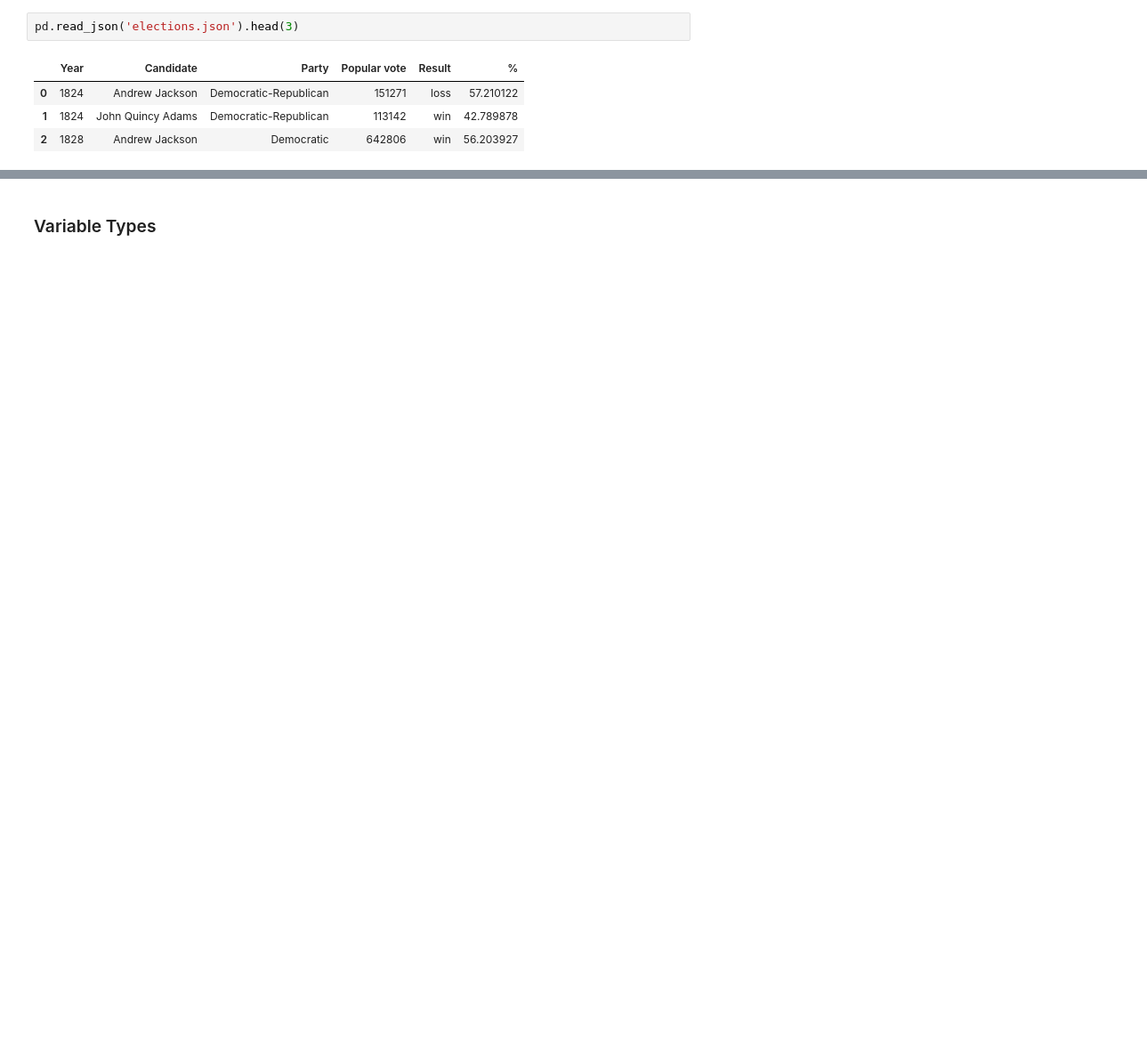
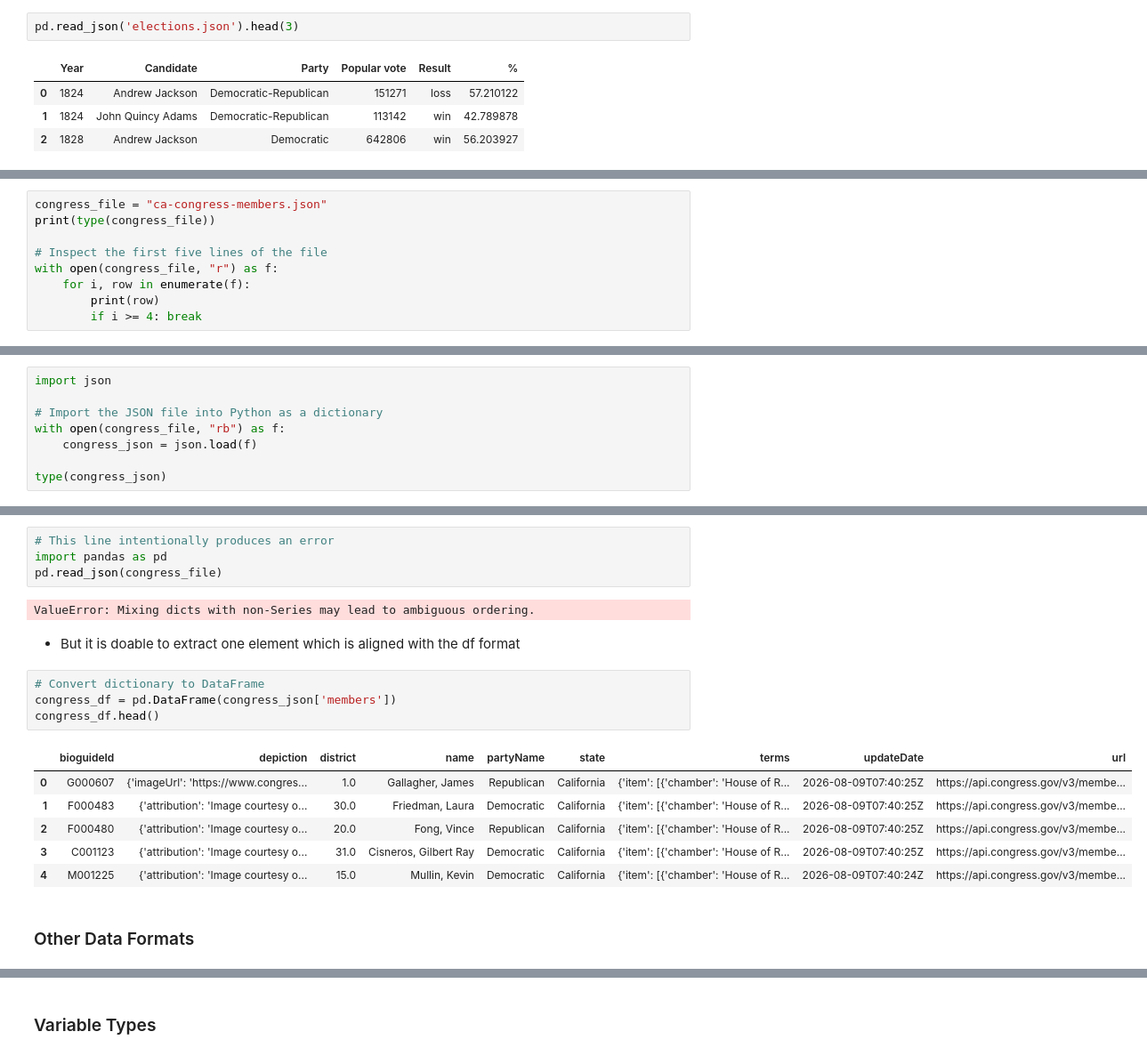
Before and after one commit to AlexKider/Pandas-Notes, a Jupyter notebook: L5 Data Cleaning & EDA.ipynb, the cells around one changed output, grey strips where cells are left out. Shown at 89% size. Drawn from its saved outputs; the diff is of its cells as text; blank space fills up the shorter version.

```diff
--- a/L5 Data Cleaning & EDA.ipynb
+++ b/L5 Data Cleaning & EDA.ipynb
@@ -205,0 +220,9 @@ pd.read_json('elections.json').head(3)
+# %%
+congress_file = "ca-congress-members.json"
+print(type(congress_file))
+
+# Inspect the first five lines of the file
+with open(congress_file, "r") as f:
+    for i, row in enumerate(f):
+        print(row)
+        if i >= 4: break
@@ -205,0 +240,8 @@ pd.read_json('elections.json').head(3)
+# %%
+import json
+
+# Import the JSON file into Python as a dictionary
+with open(congress_file, "rb") as f:
+    congress_json = json.load(f)
+
+type(congress_json)
@@ -205,0 +353,21 @@ pd.read_json('elections.json').head(3)
+# %%
+# This line intentionally produces an error
+import pandas as pd
+pd.read_json(congress_file)
+# %% [output]
+ValueError: Mixing dicts with non-Series may lead to ambiguous ordering.
+# %% [markdown]
+- But it is doable to extract one element which is aligned with the df format
+# %%
+# Convert dictionary to DataFrame
+congress_df = pd.DataFrame(congress_json['members'])
+congress_df.head()
+# %% [output]
+|  | bioguideId | depiction | district | name | partyName | state | terms | updateDate | url |
+| 0 | G000607 | {'imageUrl': 'https://www.congres... | 1.0 | Gallagher, James | Republican | California | {'item': [{'chamber': 'House of R... | 2026-08-09T07:40:25Z | https://api.congress.gov/v3/membe... |
+| 1 | F000483 | {'attribution': 'Image courtesy o... | 30.0 | Friedman, Laura | Democratic | California | {'item': [{'chamber': 'House of R... | 2026-08-09T07:40:25Z | https://api.congress.gov/v3/membe... |
+| 2 | F000480 | {'attribution': 'Image courtesy o... | 20.0 | Fong, Vince | Republican | California | {'item': [{'chamber': 'House of R... | 2026-08-09T07:40:25Z | https://api.congress.gov/v3/membe... |
+| 3 | C001123 | {'attribution': 'Image courtesy o... | 31.0 | Cisneros, Gilbert Ray | Democratic | California | {'item': [{'chamber': 'House of R... | 2026-08-09T07:40:25Z | https://api.congress.gov/v3/membe... |
+| 4 | M001225 | {'attribution': 'Image courtesy o... | 15.0 | Mullin, Kevin | Democratic | California | {'item': [{'chamber': 'House of R... | 2026-08-09T07:40:24Z | https://api.congress.gov/v3/membe... |
+# %% [markdown]
+### Other Data Formats
```
Also changed, not shown: parts of 40 cells of this notebook, 11 other files.
